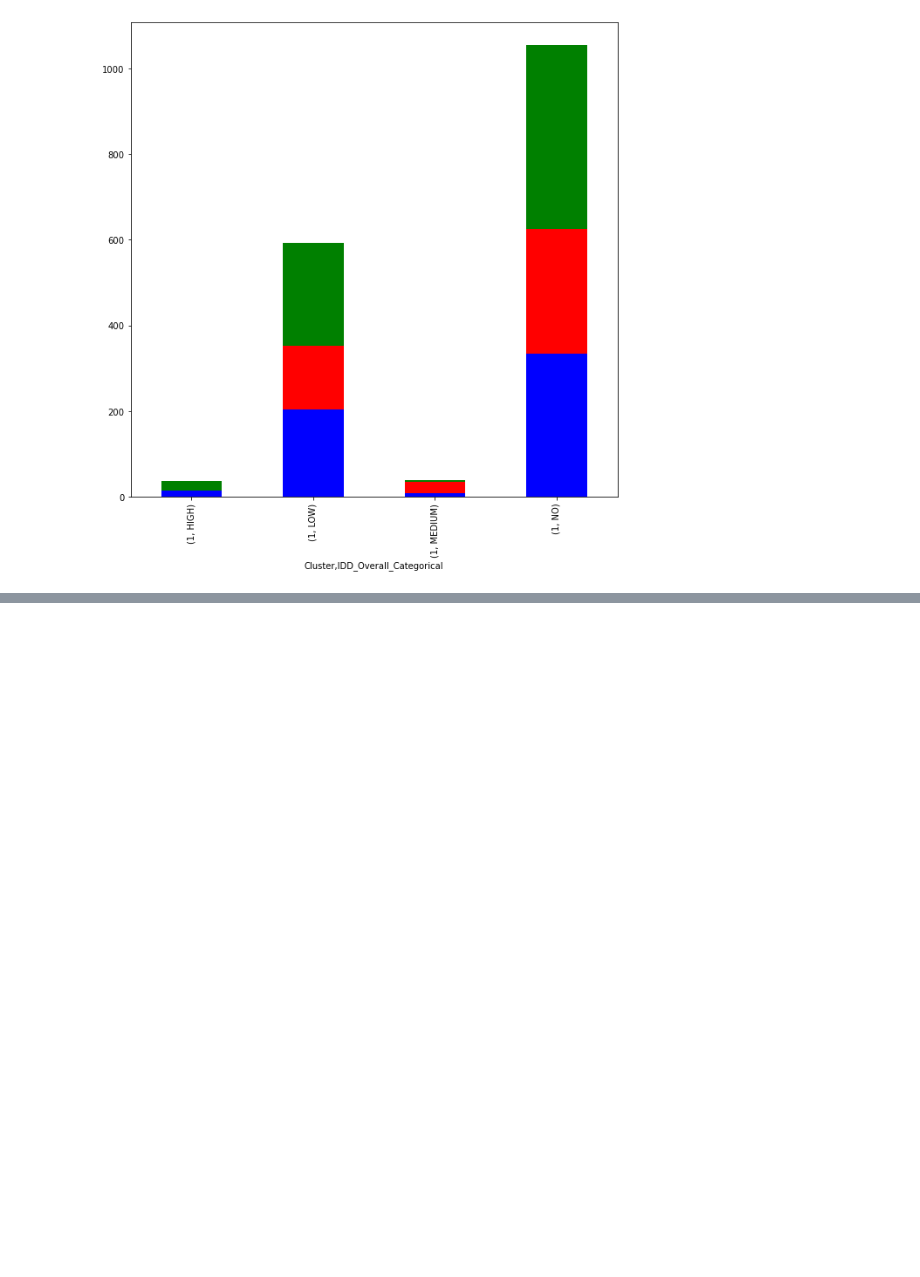
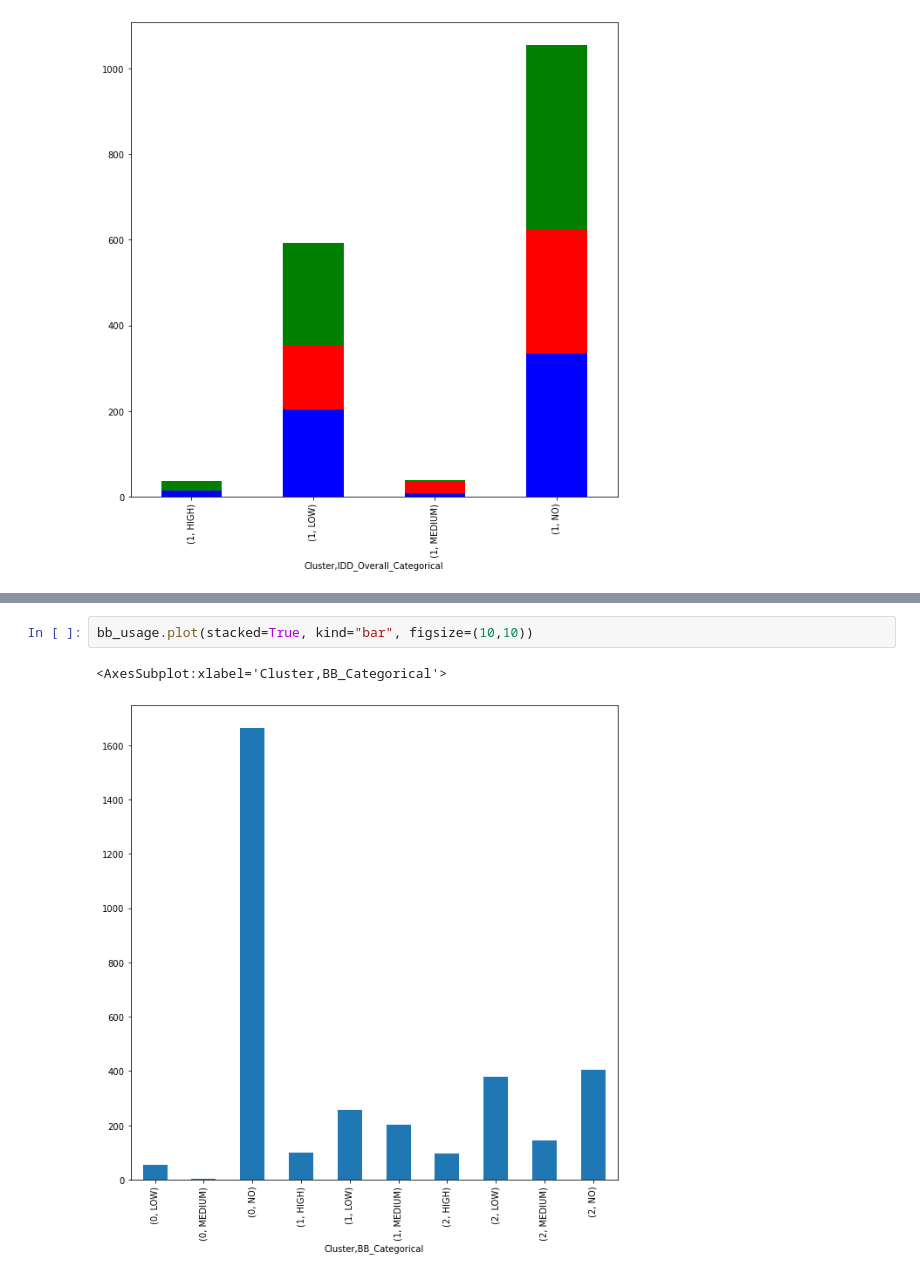
Before and after one commit to cmadusankahw/leve-4-research-hybrid-recommender-for-fixed-line-telco, a Jupyter notebook: Cluster Analysis.ipynb, the cells around one changed output, grey strips where cells are left out. Drawn from its saved outputs; the diff is of its cells as text; blank space fills up the shorter version.

```diff
--- a/Cluster Analysis.ipynb
+++ b/Cluster Analysis.ipynb
@@ -1076,0 +1121,5 @@ idd_usage[4:8].plot(stacked=True, kind="bar",ax=ax, figsize=(10,10), color="blue
+# %%
+bb_usage.plot(stacked=True, kind="bar", figsize=(10,10))
+# %% [output]
+<AxesSubplot:xlabel='Cluster,BB_Categorical'>
+[figure, added]
```
Also changed, not shown: parts of 34 cells of this notebook, 1 other file.
